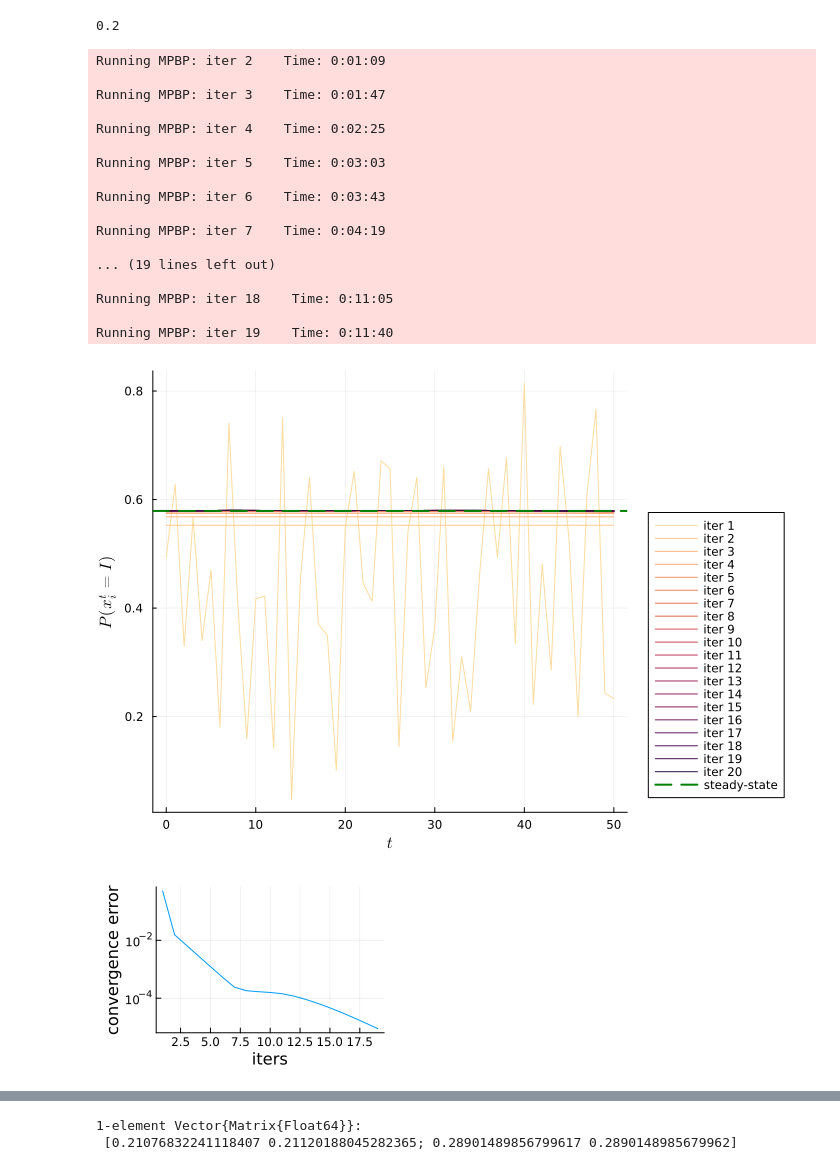
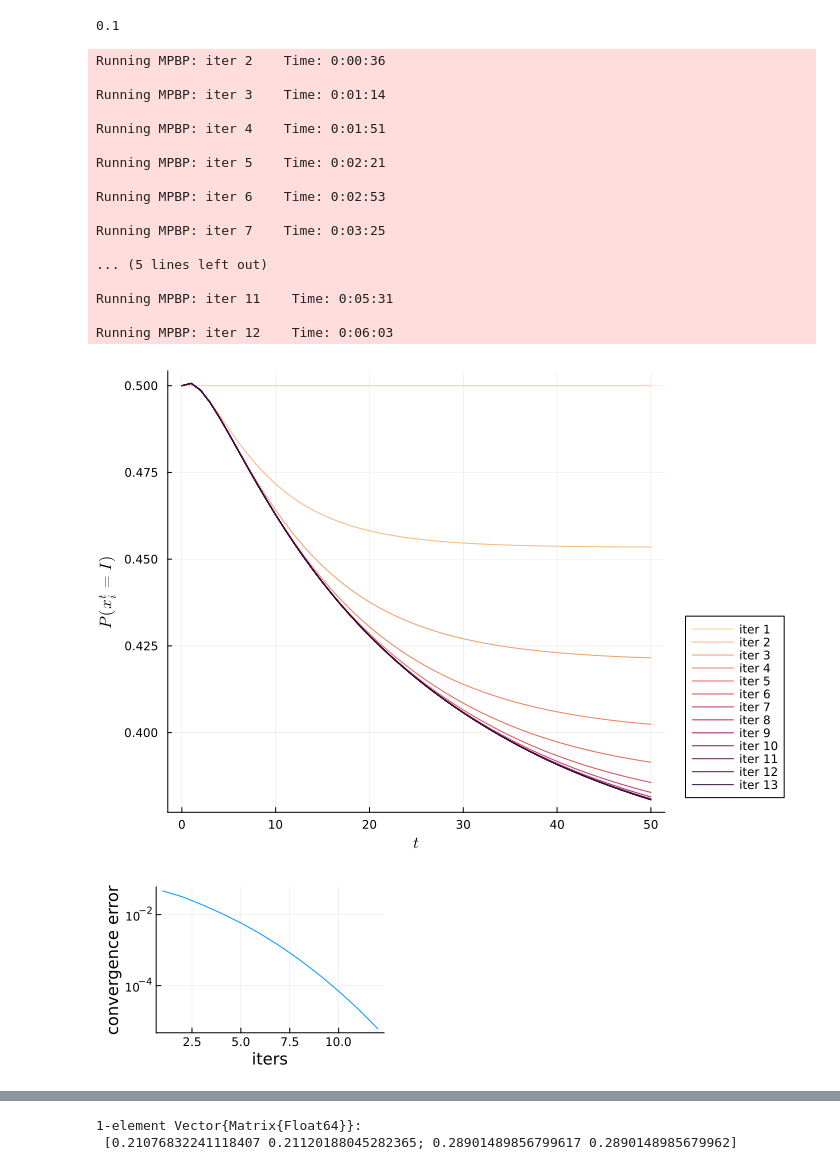
Before and after one commit to stecrotti/EternalDynamicCavity, a Jupyter notebook: experiments/sis_infinite_graph.ipynb, the cells around one changed output, grey strips where cells are left out. Drawn from its saved outputs; the diff is of its cells as text; code cells hidden in the pictures.

```diff
--- a/experiments/sis_infinite_graph.ipynb
+++ b/experiments/sis_infinite_graph.ipynb
@@ -6,13 +6,13 @@ import ProgressMeter; ProgressMeter.ijulia_behavior(:clear);
 T = 50         # final time
 k = 3          # degree
 γ = 0.5       # prob. of zero patient
-λ = 0.2        # rate of transmission
-ρ = 0.2        # rate of recovery
+λ = 0.07        # rate of transmission
+ρ = 0.1       # rate of recovery
 # %% [output]
-0.2
+0.1
 # %%
 wᵢ = fill(GenericFactor(SISFactor(λ, ρ)), T + 1)
 ϕᵢ = [ t == 0 ? [1-γ, γ] : ones(2) for t in 0:T]
-bp = periodic_mpbp_infinite_graph(k, wᵢ, 2, ϕᵢ)
+bp = mpbp_infinite_graph(k, wᵢ, 2, ϕᵢ)
 cb = CB_BP(bp);
 # %%
@@ -40,42 +40,42 @@ maxiter = 200
 tol = 1e-5
 iters, cb = iterate!(bp; maxiter, svd_trunc, cb, tol);
 # %% [output]
-Running MPBP: iter 2    Time: 0:01:09
+Running MPBP: iter 2    Time: 0:00:36
 
-Running MPBP: iter 3    Time: 0:01:47
+Running MPBP: iter 3    Time: 0:01:14
 
-Running MPBP: iter 4    Time: 0:02:25
+Running MPBP: iter 4    Time: 0:01:51
 
-Running MPBP: iter 5    Time: 0:03:03
+Running MPBP: iter 5    Time: 0:02:21
 
-Running MPBP: iter 6    Time: 0:03:43
+Running MPBP: iter 6    Time: 0:02:53
 
-Running MPBP: iter 7    Time: 0:04:19
+Running MPBP: iter 7    Time: 0:03:25
 
-... (19 lines left out)
+... (5 lines left out)
 
-Running MPBP: iter 18    Time: 0:11:05
+Running MPBP: iter 11    Time: 0:05:31
 
-Running MPBP: iter 19    Time: 0:11:40
+Running MPBP: iter 12    Time: 0:06:03
 # %%
 using Statistics, ColorSchemes
 ps = [map(x->x-1, only(m)) for m in cb.m]
 
 cg = cgrad(:matter, length(ps)+1, categorical=true)
 pl = plot(; xlabel=L"t", ylabel=L"P(x_i^t=I)", label="",
     size=(700,500), xticks=0:10:T, ms=2,titlefontsize=9, legend=:outerbottomright)
 for i in eachindex(ps)
     plot!(pl, 0:T, ps[i], c=cg[i+1], label="iter $i")
 end
-hline!(pl, [p_ss], c=:green, lw=2, label="steady-state", ls=:dash)
-savefig(pl, "convergence_periodic.pdf")
+# hline!(pl, [p_ss], c=:green, lw=2, label="steady-state", ls=:dash)
+# savefig(pl, "convergence_periodic.pdf")
 pl
 # %% [output]
-[figure, old version]
+[figure, new version]
 # %%
 plot(cb.Δs, ylabel="convergence error", xlabel="iters", yaxis=:log10, size=(300,200), label="")
 # %% [output]
-[figure, old version]
+[figure, new version]
 # %%
 b = only(beliefs(bp));
 # %%
```
Also changed, not shown: parts of 3 cells of this notebook, 4 other files.
